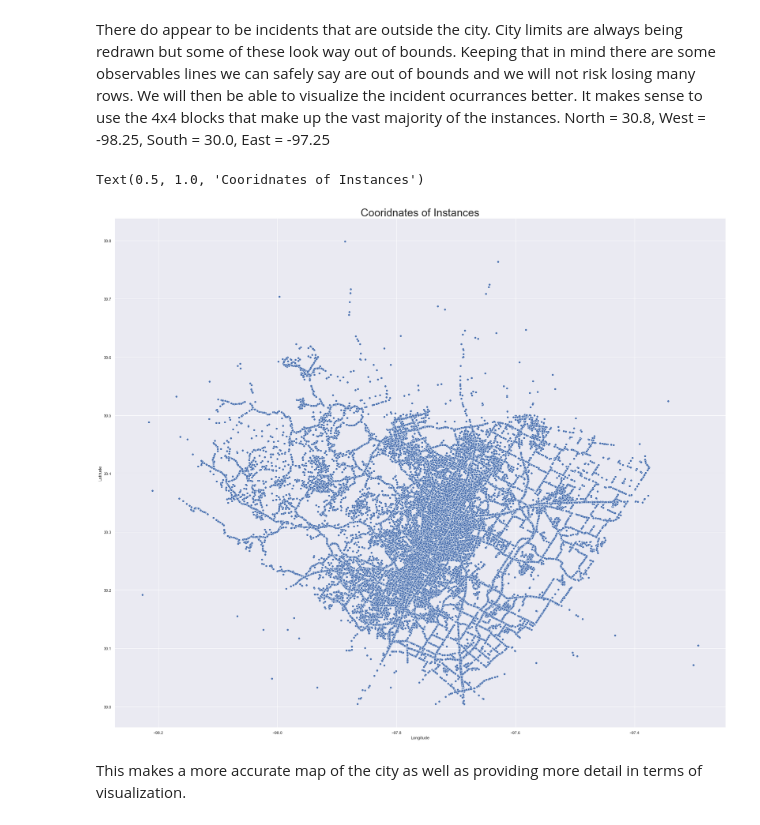
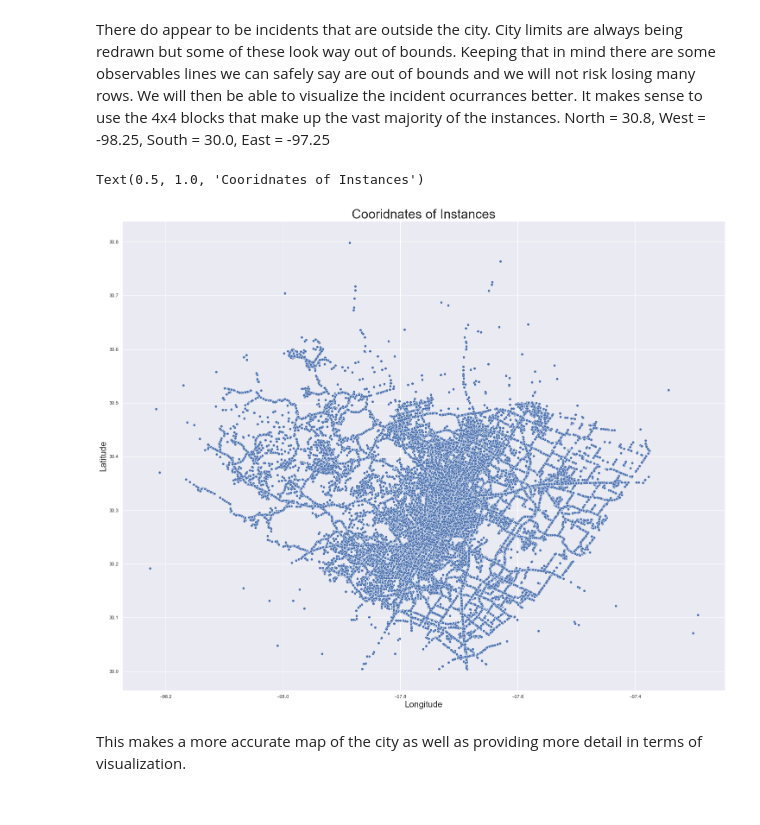
Before and after one commit to tomshields71/Real-Time_Traffic_Incident_Reports, a Jupyter notebook: EDA/EDA pt1.ipynb, the cells around one changed output. Drawn from its saved outputs; the diff is of its cells as text; code cells hidden in the pictures.

```diff
--- a/EDA/EDA pt1.ipynb
+++ b/EDA/EDA pt1.ipynb
@@ -58,7 +58,9 @@ Using common techniques to explore the data further. Some questions to consider
 Are there any coordinates that are out of bounds for the city?
 # %%
 sns.scatterplot(x='Longitude',y='Latitude', data=df)
-sns.set(rc={'figure.figsize':(30.7,26.27)})
+sns.set(rc={'figure.figsize':(25,20)})
+plt.xlabel('Longitude',fontsize = 20)
+plt.ylabel('Latitude',fontsize = 20)
 plt.title('Cooridnates of Instances', fontsize=30)
 # %% [output]
 Text(0.5, 1.0, 'Cooridnates of Instances')
@@ -71,11 +73,13 @@ df = df[((df.Latitude >30) & (df.Latitude < 30.8))]
 df= df[((df['Longitude'] < -97.25) &(df['Longitude'] > -98.25))]
 # %%
 sns.scatterplot(x='Longitude',y='Latitude', data=df)
-sns.set(rc={'figure.figsize':(30.7,26.27)})
+sns.set(rc={'figure.figsize':(25,20)})
+plt.xlabel('Longitude',fontsize = 20)
+plt.ylabel('Latitude',fontsize = 20)
 plt.title('Cooridnates of Instances', fontsize=30)
 # %% [output]
 Text(0.5, 1.0, 'Cooridnates of Instances')
-[figure, old version]
+[figure, new version]
 # %% [markdown]
 This makes a more accurate map of the city as well as providing more detail in terms of visualization.
 # %% [markdown]
```
Also changed, not shown: parts of 4 cells of this notebook, 2 other files.
